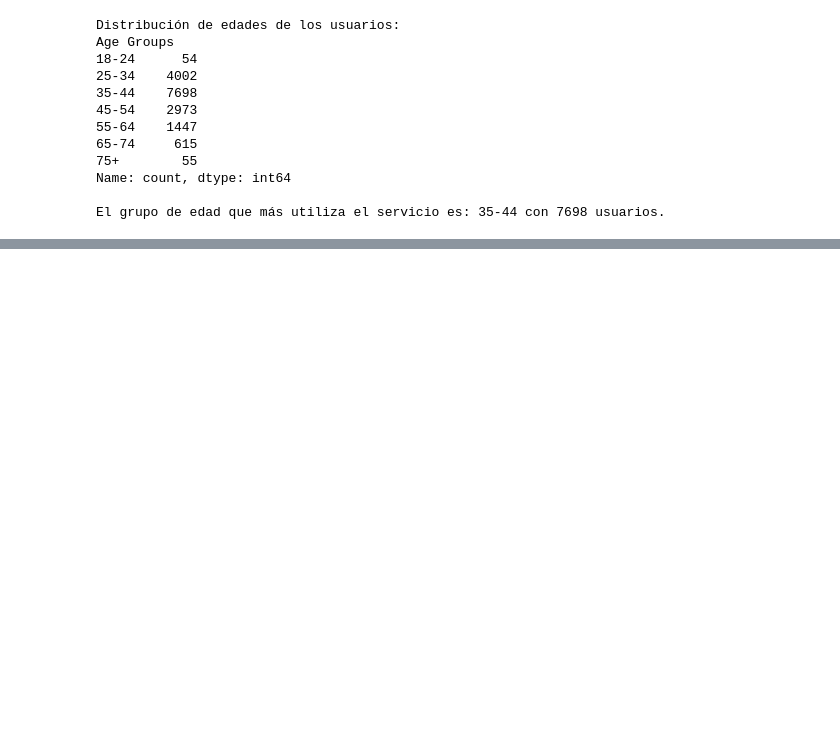
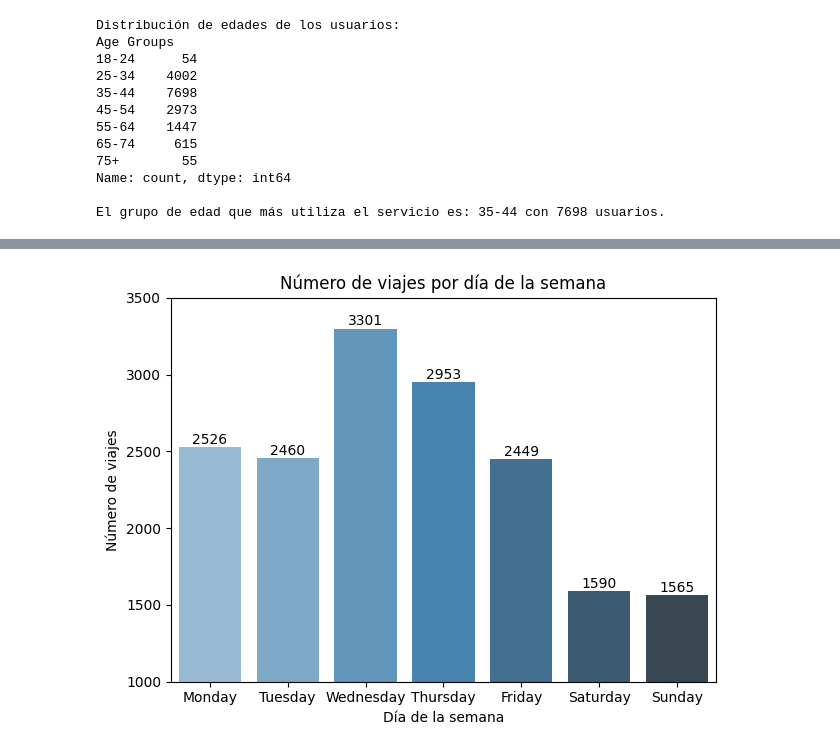
Before and after one commit to EduFergo/bikes-ny, a Jupyter notebook: file.ipynb, the cells around one changed output, grey strips where cells are left out. Saved outputs shown, nothing was run; the diff lists cells and outputs as text; code cells hidden in the pictures; blank space fills up the shorter version.

```diff
--- a/file.ipynb
+++ b/file.ipynb
@@ -228,0 +252,4 @@ plt.show()
+# %%
+orden_dias = ["Monday", "Tuesday", "Wednesday", "Thursday", "Friday", "Saturday", "Sunday"]
+viajes_por_dia = df["Weekday"].value_counts().reindex(orden_dias)
+viajes_por_dia
@@ -228,0 +266,14 @@ plt.show()
+# %%
+sns.barplot(x=viajes_por_dia.index, y=viajes_por_dia.values, hue=viajes_por_dia.index, palette="Blues_d")
+
+plt.title("Número de viajes por día de la semana")
+plt.xlabel("Día de la semana")
+plt.ylabel("Número de viajes")
+plt.ylim(1000, viajes_por_dia.values.max() + 200)
+for i, v in enumerate(viajes_por_dia.values):
+    plt.text(i, v + 20, str(v), ha='center')
+
+plt.tight_layout()
+plt.show()
+# %% [output]
+[figure, added]
```
Also changed, not shown: parts of 32 cells of this notebook.
